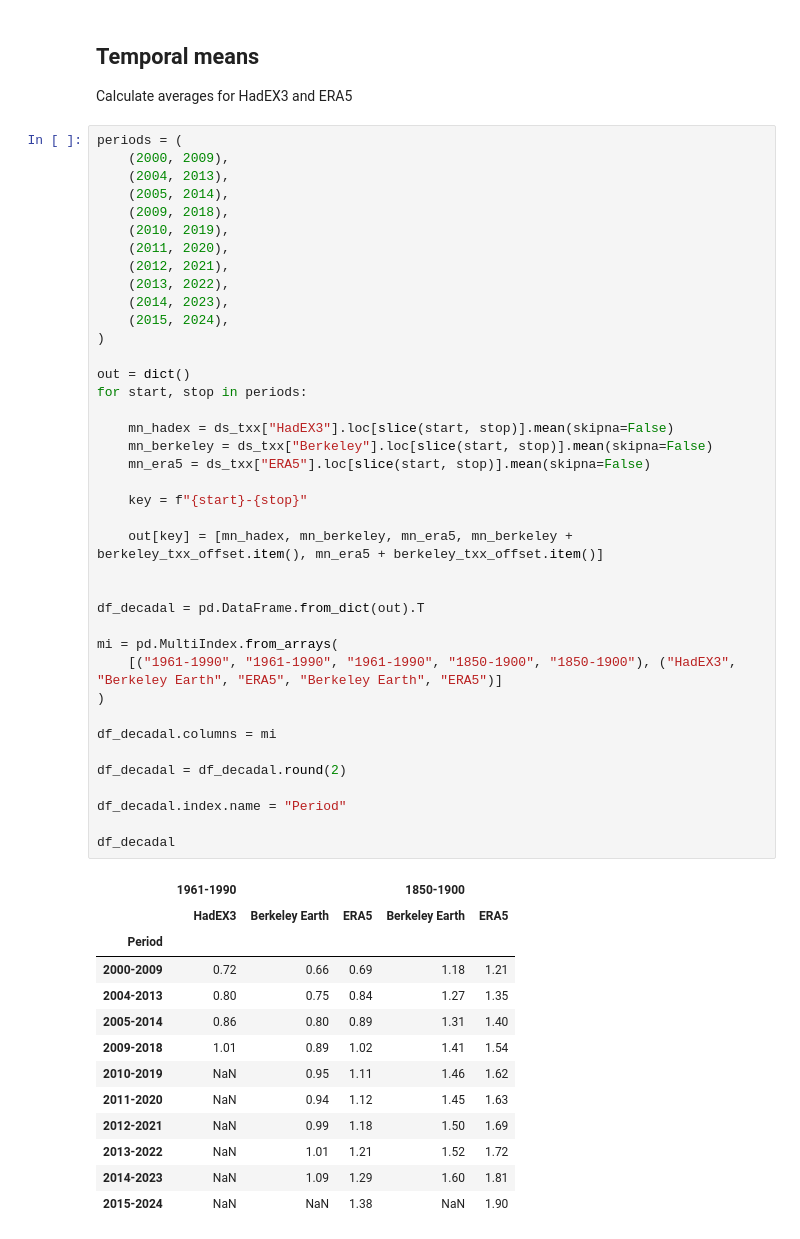
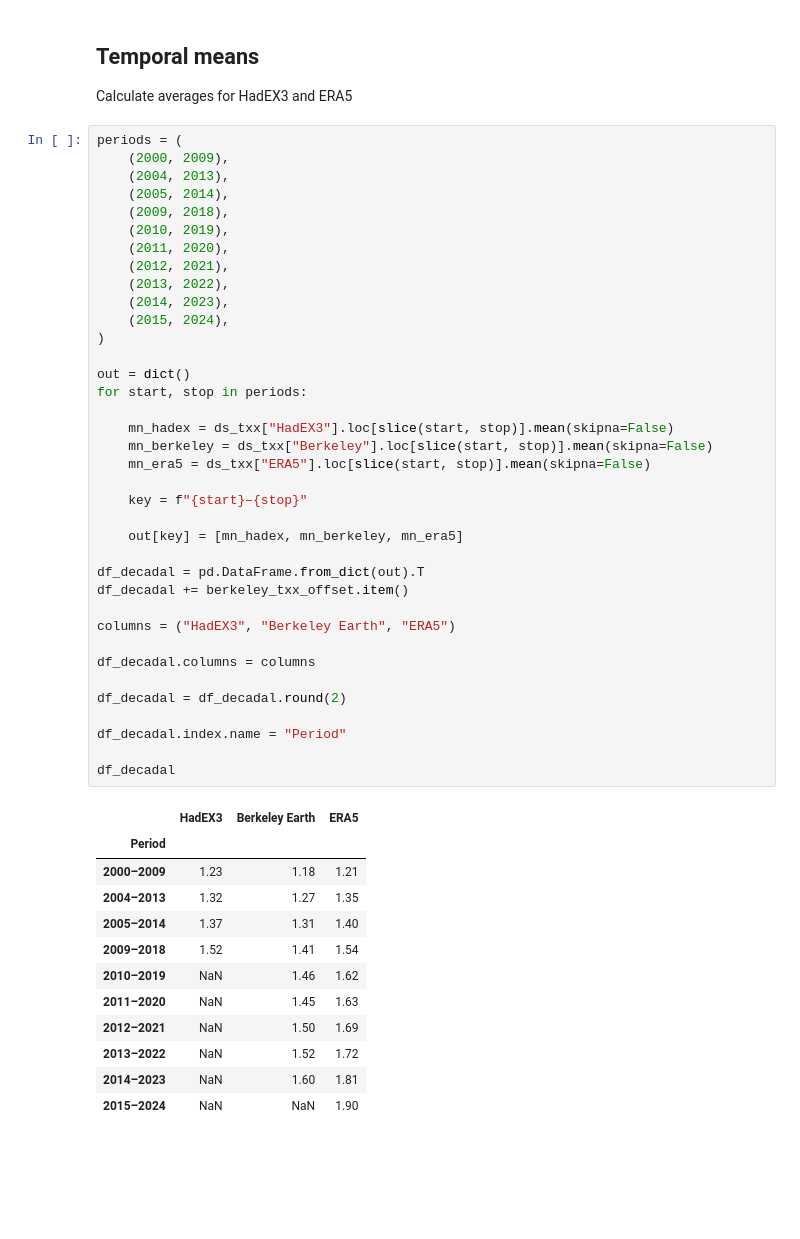
Before and after one commit to ClimateIndicator/cip_extremes, a Jupyter notebook: code/ALL_txx_tnn_ts.ipynb, the cells around one changed output. Saved outputs shown, nothing was run; the diff lists cells and outputs as text; blank space fills up the shorter version.

Commit message:
only show 1850-1900 in table

```diff
--- a/code/ALL_txx_tnn_ts.ipynb
+++ b/code/ALL_txx_tnn_ts.ipynb
@@ -157,51 +157,48 @@ periods = (
     (2004, 2013),
     (2005, 2014),
     (2009, 2018),
     (2010, 2019),
     (2011, 2020),
     (2012, 2021),
     (2013, 2022),
     (2014, 2023),
     (2015, 2024),
 )
 
 out = dict()
 for start, stop in periods:
 
     mn_hadex = ds_txx["HadEX3"].loc[slice(start, stop)].mean(skipna=False)
     mn_berkeley = ds_txx["Berkeley"].loc[slice(start, stop)].mean(skipna=False)
     mn_era5 = ds_txx["ERA5"].loc[slice(start, stop)].mean(skipna=False)
 
-    key = f"{start}-{stop}"
+    key = f"{start}–{stop}"
 
-    out[key] = [mn_hadex, mn_berkeley, mn_era5, mn_berkeley + berkeley_txx_offset.item(), mn_era5 + berkeley_txx_offset.item()]
-
+    out[key] = [mn_hadex, mn_berkeley, mn_era5]
 
 df_decadal = pd.DataFrame.from_dict(out).T
+df_decadal += berkeley_txx_offset.item()
 
-mi = pd.MultiIndex.from_arrays(
-    [("1961-1990", "1961-1990", "1961-1990", "1850-1900", "1850-1900"), ("HadEX3", "Berkeley Earth", "ERA5", "Berkeley Earth", "ERA5")]
-)
+columns = ("HadEX3", "Berkeley Earth", "ERA5")
 
-df_decadal.columns = mi
+df_decadal.columns = columns
 
 df_decadal = df_decadal.round(2)
 
 df_decadal.index.name = "Period"
 
 df_decadal
 # %% [output]
-|  | 1961-1990 |  |  | 1850-1900 |  |
-|  | HadEX3 | Berkeley Earth | ERA5 | Berkeley Earth | ERA5 |
-| Period |  |  |  |  |  |
-| 2000-2009 | 0.72 | 0.66 | 0.69 | 1.18 | 1.21 |
-| 2004-2013 | 0.80 | 0.75 | 0.84 | 1.27 | 1.35 |
-| 2005-2014 | 0.86 | 0.80 | 0.89 | 1.31 | 1.40 |
-| 2009-2018 | 1.01 | 0.89 | 1.02 | 1.41 | 1.54 |
-| 2010-2019 | NaN | 0.95 | 1.11 | 1.46 | 1.62 |
-| 2011-2020 | NaN | 0.94 | 1.12 | 1.45 | 1.63 |
-| 2012-2021 | NaN | 0.99 | 1.18 | 1.50 | 1.69 |
-| 2013-2022 | NaN | 1.01 | 1.21 | 1.52 | 1.72 |
-| 2014-2023 | NaN | 1.09 | 1.29 | 1.60 | 1.81 |
-| 2015-2024 | NaN | NaN | 1.38 | NaN | 1.90 |
+|  | HadEX3 | Berkeley Earth | ERA5 |
+| Period |  |  |  |
+| 2000–2009 | 1.23 | 1.18 | 1.21 |
+| 2004–2013 | 1.32 | 1.27 | 1.35 |
+| 2005–2014 | 1.37 | 1.31 | 1.40 |
+| 2009–2018 | 1.52 | 1.41 | 1.54 |
+| 2010–2019 | NaN | 1.46 | 1.62 |
+| 2011–2020 | NaN | 1.45 | 1.63 |
+| 2012–2021 | NaN | 1.50 | 1.69 |
+| 2013–2022 | NaN | 1.52 | 1.72 |
+| 2014–2023 | NaN | 1.60 | 1.81 |
+| 2015–2024 | NaN | NaN | 1.90 |
 # %%
```
Also changed, not shown: parts of 3 cells of this notebook, 1 other file.
